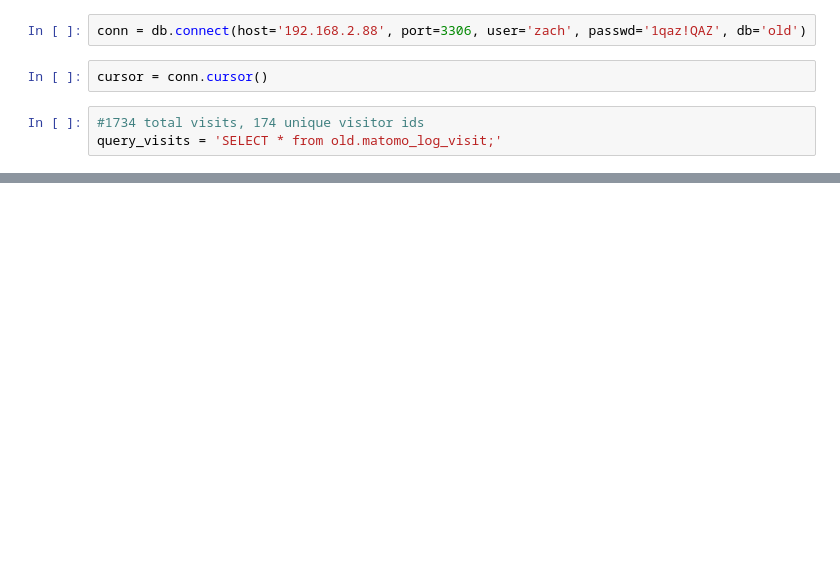
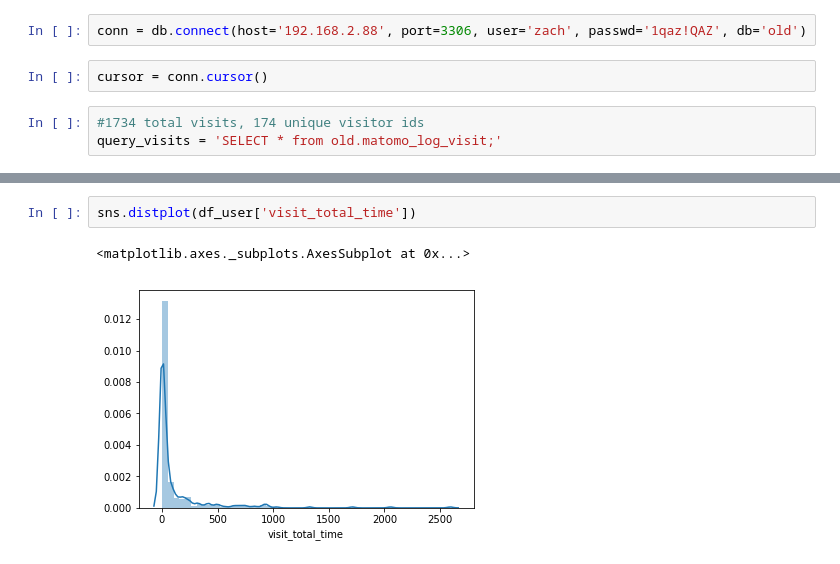
Before and after one commit to zacharyclement/machineLearningFunctions, a Jupyter notebook: databases/analytics_log_visit.ipynb, the cells around one changed output, grey strips where cells are left out. Cells and saved outputs as stored; diff of their text form; blank space fills up the shorter version.

```diff
--- a/databases/analytics_log_visit.ipynb
+++ b/databases/analytics_log_visit.ipynb
@@ -34,0 +215,5 @@ df_visits
+# %%
+sns.distplot(df_user['visit_total_time'])
+# %% [output]
+<matplotlib.axes._subplots.AxesSubplot at 0x...>
+[figure, added]
```
Also changed, not shown: parts of 21 cells of this notebook.
